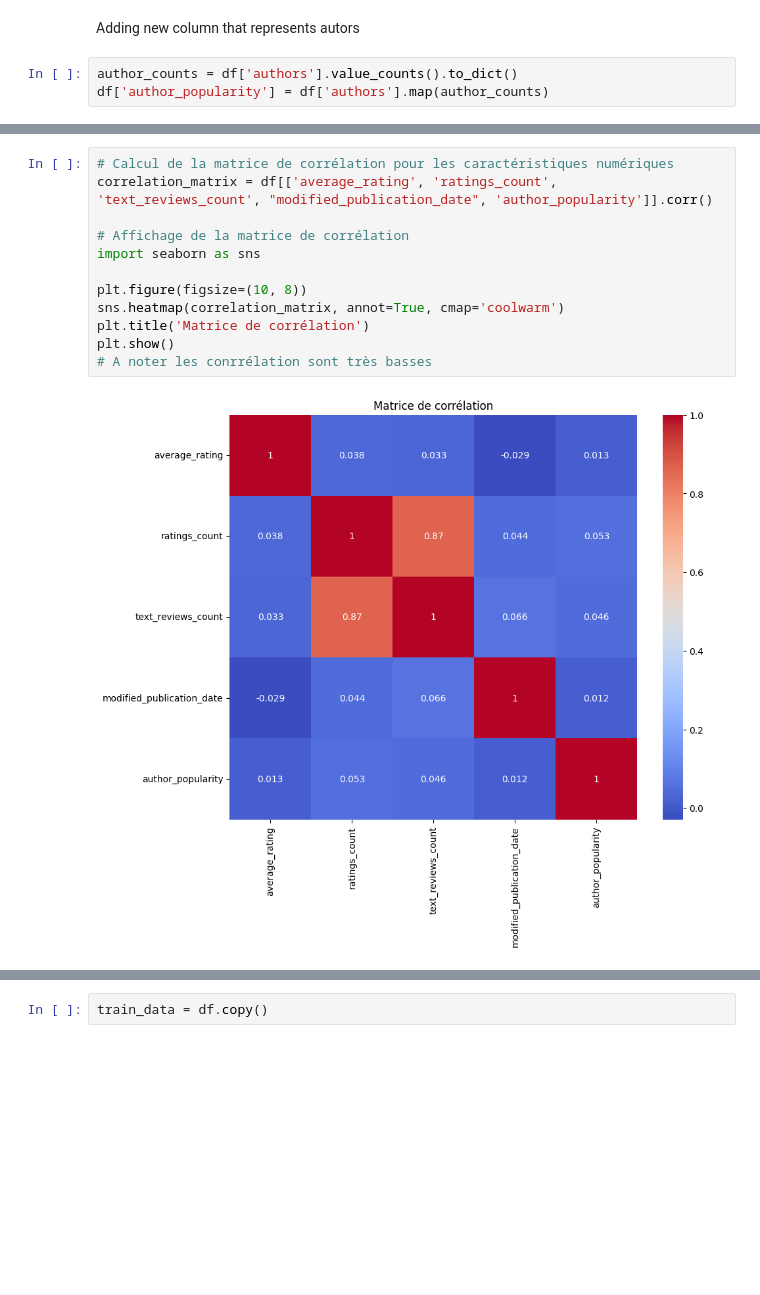
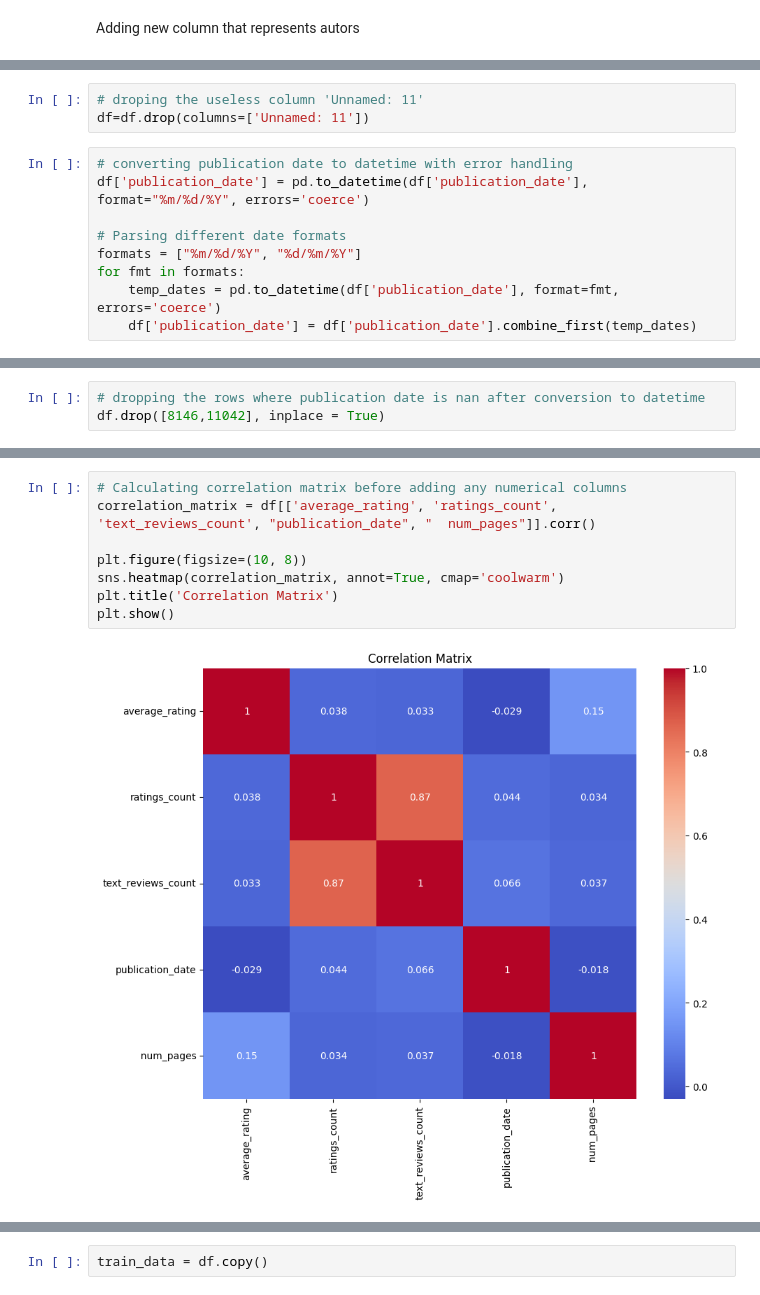
Before and after one commit to Madeleine-star/Python-Machine-Learning-Labs, a Jupyter notebook: First Iteration/Model_Training.ipynb, the cells around one changed output, grey strips where cells are left out. Saved outputs shown, nothing was run; the diff lists cells and outputs as text; blank space fills up the shorter version.

```diff
--- a/First Iteration/Model_Training.ipynb
+++ b/First Iteration/Model_Training.ipynb
@@ -23,5 +92,2 @@ dtype: int64
 # %% [markdown]
 Adding new column that represents autors
-# %%
-author_counts = df['authors'].value_counts().to_dict()
-df['author_popularity'] = df['authors'].map(author_counts)
@@ -28 +101,13 @@ df['author_popularity'] = df['authors'].map(author_counts)
+# %%
+# droping the useless column 'Unnamed: 11'
+df=df.drop(columns=['Unnamed: 11'])
+# %%
+# converting publication date to datetime with error handling
+df['publication_date'] = pd.to_datetime(df['publication_date'], format="%m/%d/%Y", errors='coerce')
+
+# Parsing different date formats
+formats = ["%m/%d/%Y", "%d/%m/%Y"]
+for fmt in formats:
+    temp_dates = pd.to_datetime(df['publication_date'], format=fmt, errors='coerce')
+    df['publication_date'] = df['publication_date'].combine_first(temp_dates)
 # %%
@@ -208,0 +134,3 @@ editeurs_stats
+# %%
+# dropping the rows where publication date is nan after conversion to datetime
+df.drop([8146,11042], inplace = True)
@@ -209,15 +152,11 @@ editeurs_stats
 # %%
-# Calcul de la matrice de corrélation pour les caractéristiques numériques
-correlation_matrix = df[['average_rating', 'ratings_count', 'text_reviews_count', "modified_publication_date", 'author_popularity']].corr()
-
-# Affichage de la matrice de corrélation
-import seaborn as sns
+# Calculating correlation matrix before adding any numerical columns
+correlation_matrix = df[['average_rating', 'ratings_count', 'text_reviews_count', "publication_date", "  num_pages"]].corr()
 
 plt.figure(figsize=(10, 8))
 sns.heatmap(correlation_matrix, annot=True, cmap='coolwarm')
-plt.title('Matrice de corrélation')
+plt.title('Correlation Matrix')
 plt.show()
-# A noter les conrrélation sont très basses
 # %% [output]
-[figure, old version]
+[figure, new version]
 # %% [markdown]
```
Also changed, not shown: parts of 118 cells of this notebook, 3 other files.
